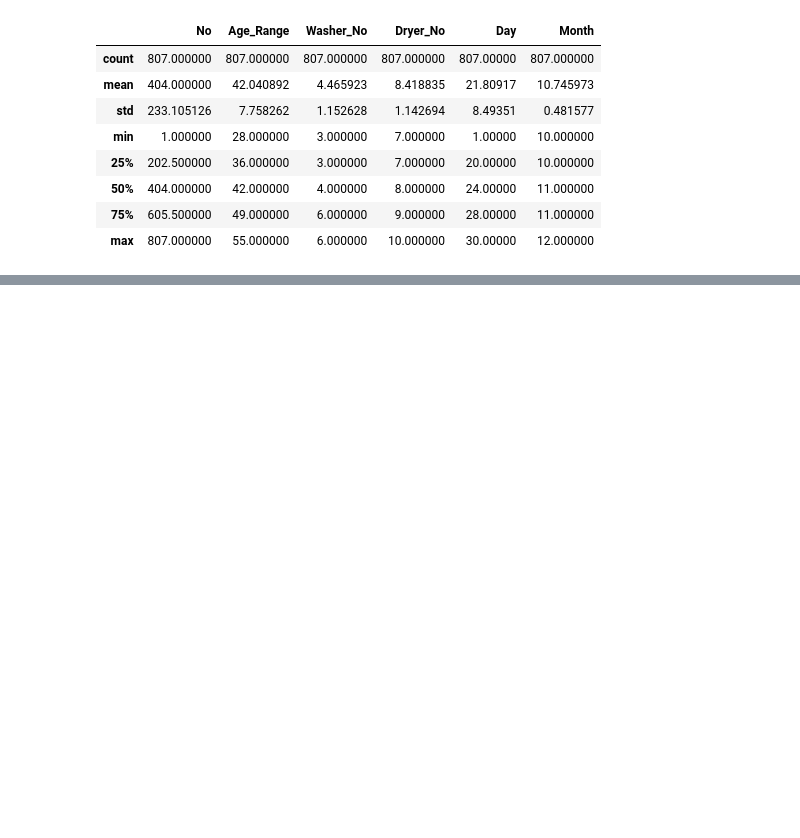
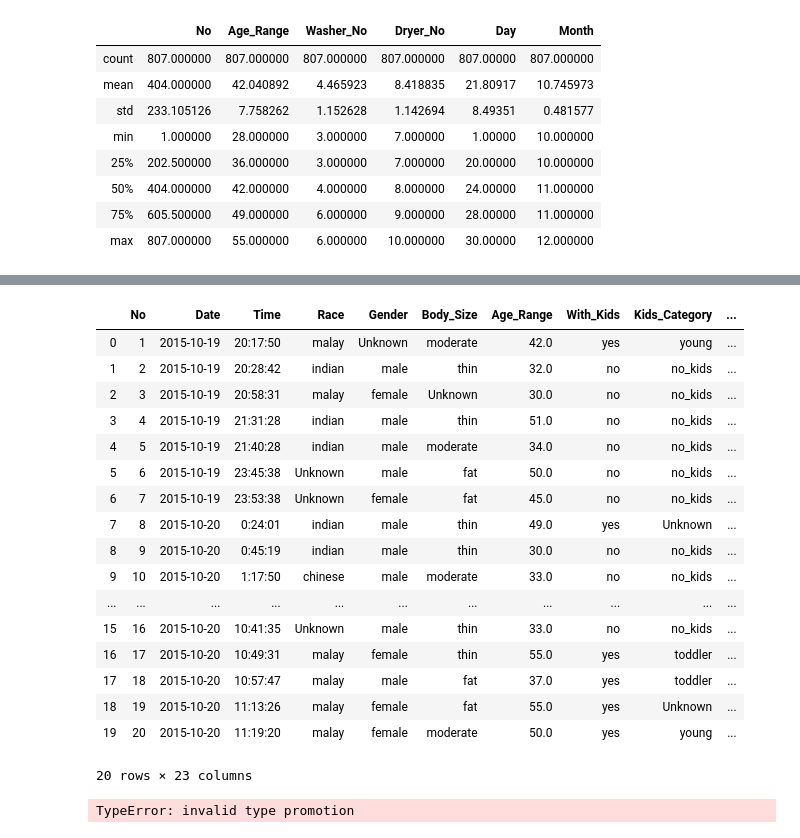
Before and after one commit to CRJoshuaa/Data-Mining-Project, a Jupyter notebook: Project_Amiera.ipynb, the cells around one changed output, grey strips where cells are left out. Saved outputs shown, nothing was run; the diff lists cells and outputs as text; code cells hidden in the pictures; blank space fills up the shorter version.

```diff
--- a/Project_Amiera.ipynb
+++ b/Project_Amiera.ipynb
@@ -203,0 +253,28 @@ df.boxplot('Age_Range','Basket_colour',rot = 30,figsize=(5,6))
+# %%
+from sklearn.preprocessing import LabelEncoder
+
+dfle = df.copy()
+dfle['Washer_No'] = LabelEncoder().fit_transform(df.Washer_No)
+#dfle1 = dfle.copy()
+#dfle1['le_Basket_Size'] = LabelEncoder().fit_transform(dfle.Basket_Size)
+
+dfle.head(20)
+# %% [output]
+|  | No | Date | Time | Race | Gender | Body_Size | Age_Range | With_Kids | Kids_Category | ... |
+| 0 | 1 | 2015-10-19 | 20:17:50 | malay | Unknown | moderate | 42.0 | yes | young | ... |
+| 1 | 2 | 2015-10-19 | 20:28:42 | indian | male | thin | 32.0 | no | no_kids | ... |
+| 2 | 3 | 2015-10-19 | 20:58:31 | malay | female | Unknown | 30.0 | no | no_kids | ... |
+| 3 | 4 | 2015-10-19 | 21:31:28 | indian | male | thin | 51.0 | no | no_kids | ... |
+| 4 | 5 | 2015-10-19 | 21:40:28 | indian | male | moderate | 34.0 | no | no_kids | ... |
+| 5 | 6 | 2015-10-19 | 23:45:38 | Unknown | male | fat | 50.0 | no | no_kids | ... |
+| 6 | 7 | 2015-10-19 | 23:53:38 | Unknown | female | fat | 45.0 | no | no_kids | ... |
+| 7 | 8 | 2015-10-20 | 0:24:01 | indian | male | thin | 49.0 | yes | Unknown | ... |
+| 8 | 9 | 2015-10-20 | 0:45:19 | indian | male | thin | 30.0 | no | no_kids | ... |
+| 9 | 10 | 2015-10-20 | 1:17:50 | chinese | male | moderate | 33.0 | no | no_kids | ... |
+| ... | ... | ... | ... | ... | ... | ... | ... | ... | ... | ... |
+| 15 | 16 | 2015-10-20 | 10:41:35 | Unknown | male | thin | 33.0 | no | no_kids | ... |
+| 16 | 17 | 2015-10-20 | 10:49:31 | malay | female | thin | 55.0 | yes | toddler | ... |
+| 17 | 18 | 2015-10-20 | 10:57:47 | malay | male | fat | 37.0 | yes | toddler | ... |
+| 18 | 19 | 2015-10-20 | 11:13:26 | malay | female | fat | 55.0 | yes | Unknown | ... |
+| 19 | 20 | 2015-10-20 | 11:19:20 | malay | female | moderate | 50.0 | yes | young | ... |
+20 rows × 23 columns
@@ -203,0 +286,38 @@ df.boxplot('Age_Range','Basket_colour',rot = 30,figsize=(5,6))
+# %%
+# your codes here...
+# Provide model accuracy, confusion matrix, <TN,TP,FP,FN>, Precision, Recall, F1, Accuracy
+# your codes here...
+# Provide model accuracy, confusion matrix, <TN,TP,FP,FN>, Precision, Recall, F1, Accuracy
+from sklearn.metrics import confusion_matrix
+from sklearn.metrics import accuracy_score, precision_score, recall_score, f1_score
+
+nb = GaussianNB()
+nb.fit(X_train,y_train)
+y_pred = nb.predict(X_test)
+nb.score(X_test, y_test)
+confusion_majority=confusion_matrix(y_test, y_pred)
+
+
+print("Accuracy on test set: {:.3f}".format(nb.score(X_test, y_test)))
+# Calculate AUC
+prob_DT = nb.predict_proba(X_test)
+prob_DT = prob_DT[:,1]
+auc_DT = roc_auc_score(y_test,prob_DT)
+fpr_nb, tpr_nb, thresholds_nb = roc_curve(y_test, prob_DT)
+print("AUC: %.2f" % auc_DT)
+
+print('Mjority classifier Confusion Matrix\n', confusion_majority)
+
+print('***********')
+print('Mjority TN= ', confusion_majority[0][0])
+print('Mjority FP=', confusion_majority[0][1])
+print('Mjority FN= ', confusion_majority[1][0])
+print('Mjority TP= ', confusion_majority[1][1])
+print('***********')
+
+print('Precision= {:.2f}'.format(precision_score(y_test, y_pred)))
+print('Recall= {:.2f}'. format(recall_score(y_test, y_pred)))
+print('F1= {:.2f}'. format(f1_score(y_test, y_pred)))
+print('Accuracy= {:.2f}'. format(accuracy_score(y_test, y_pred)))
+# %% [output]
+TypeError: invalid type promotion
```
Also changed, not shown: parts of 12 cells of this notebook, 2 other files.
